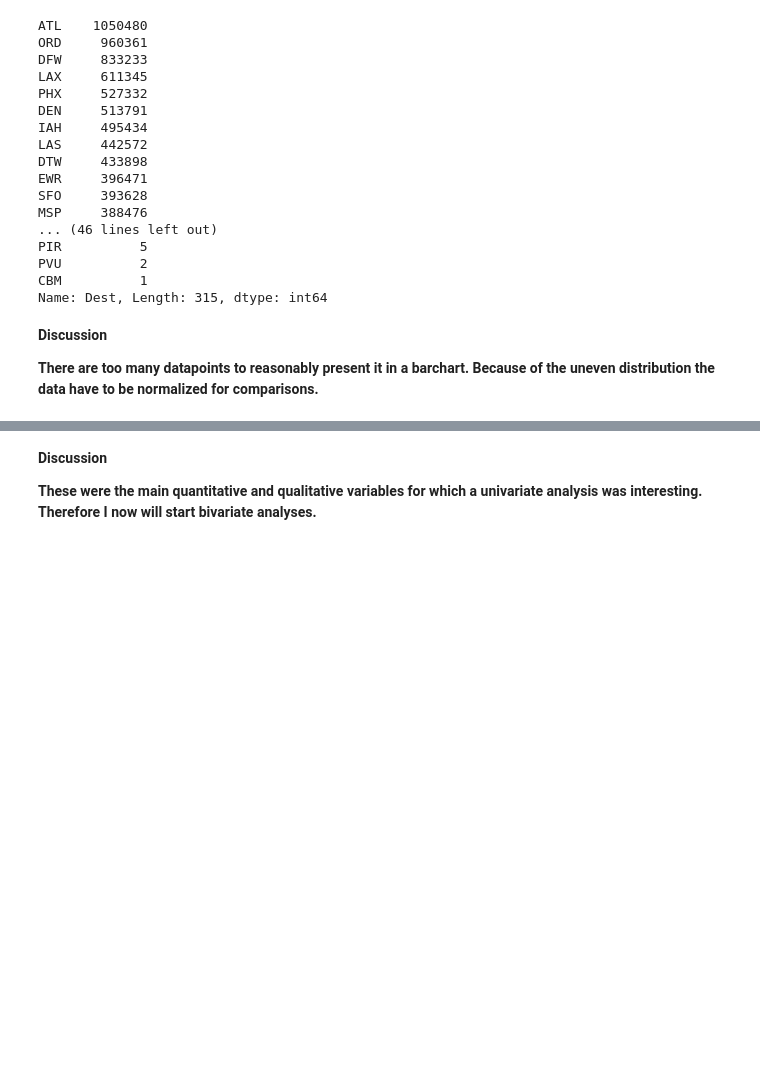
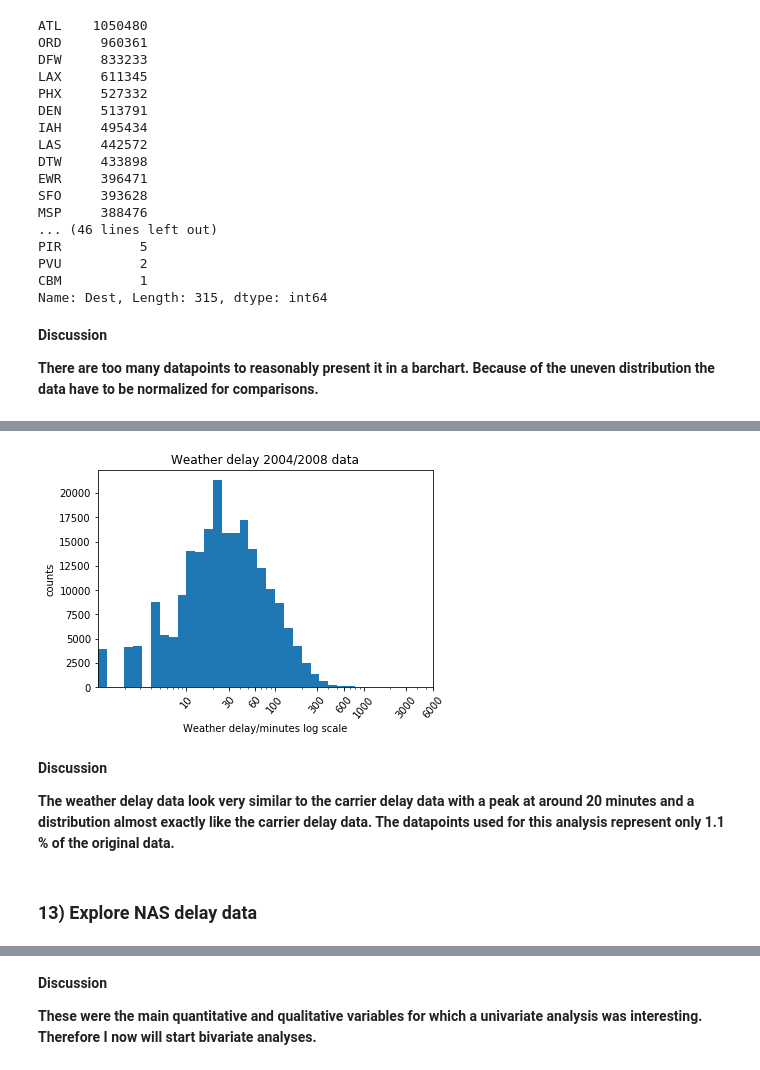
Before and after one commit to ToHa1966/Flights, a Jupyter notebook: Flights.ipynb, the cells around one changed output, grey strips where cells are left out. Cells and saved outputs as stored; diff of their text form; code cells hidden in the pictures; blank space fills up the shorter version.

```diff
--- a/Flights.ipynb
+++ b/Flights.ipynb
@@ -1345,0 +1436,3 @@ Name: Dest, Length: 315, dtype: int64
+# %%
+# create data set with nonnull values only
+df_cct_0408_posw = df_cct_0408.query('WeatherDelay > 0')
@@ -1345,0 +1465,20 @@ Name: Dest, Length: 315, dtype: int64
+# %%
+# log transform weather delay data
+bin_edges = 10 ** np.arange(0, 3.13 + 0.1, 0.1 )
+plt.hist(data = df_cct_0408_posw, x = 'WeatherDelay', bins = bin_edges);
+plt.xscale('log');
+tic_loc = [0, 10, 30, 60, 100, 300, 600, 1000, 3000, 6000]
+plt.xticks(tic_loc, tic_loc)
+plt.xticks(rotation=50);
+plt.xlim(0,6000);
+plt.xlabel('Weather delay/minutes log scale')
+plt.ylabel('counts')
+plt.title('Weather delay 2004/2008 data');
+# %% [output]
+[figure, added]
+# %% [markdown]
+**Discussion**
+
+**The weather delay data look very similar to the carrier delay data with a peak at around 20 minutes and a distribution almost exactly like the carrier delay data. The datapoints used for this analysis represent only 1.1 % of the original data.**
+# %% [markdown]
+### 13) Explore NAS delay data
```
Also changed, not shown: parts of 81 cells of this notebook.
